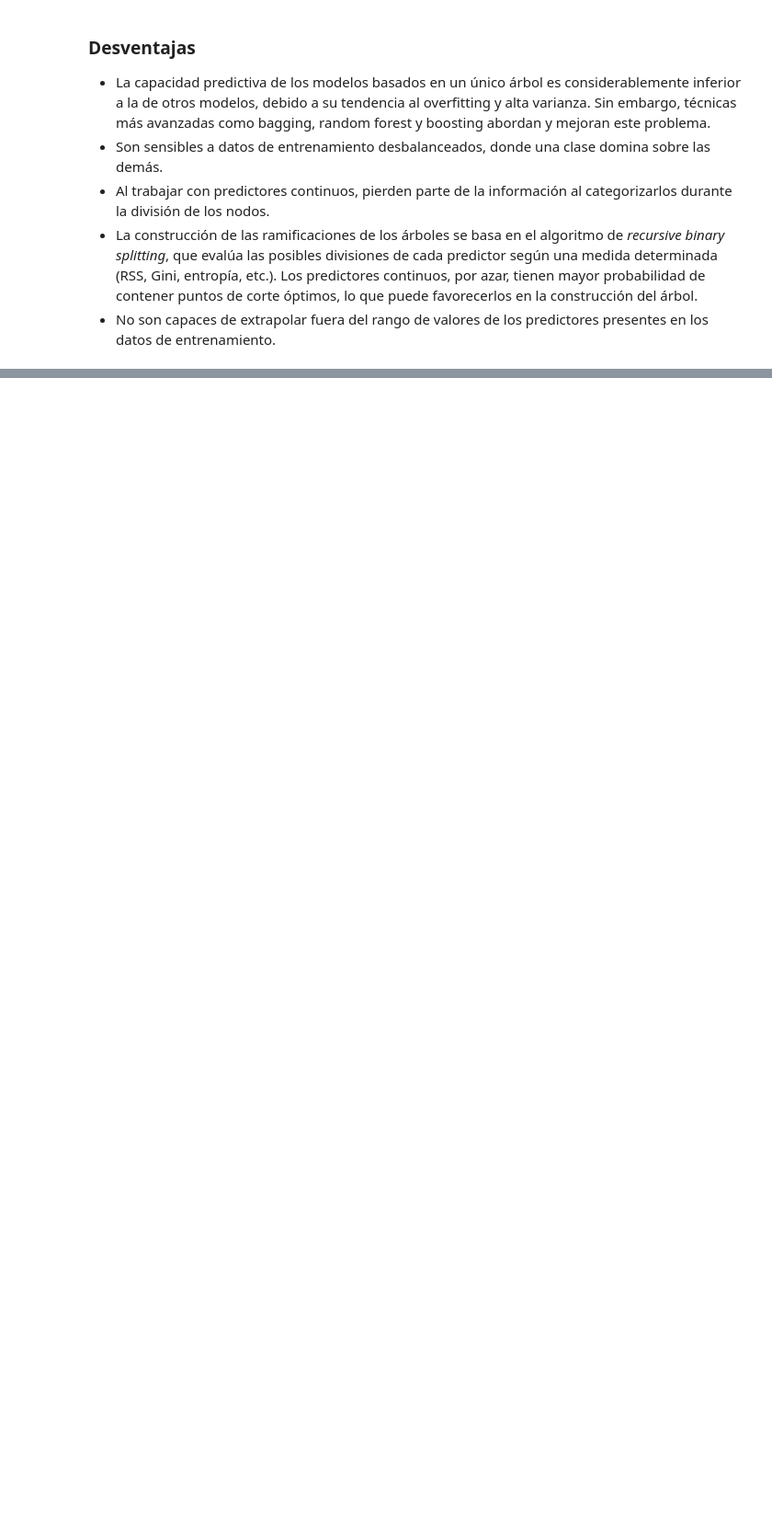
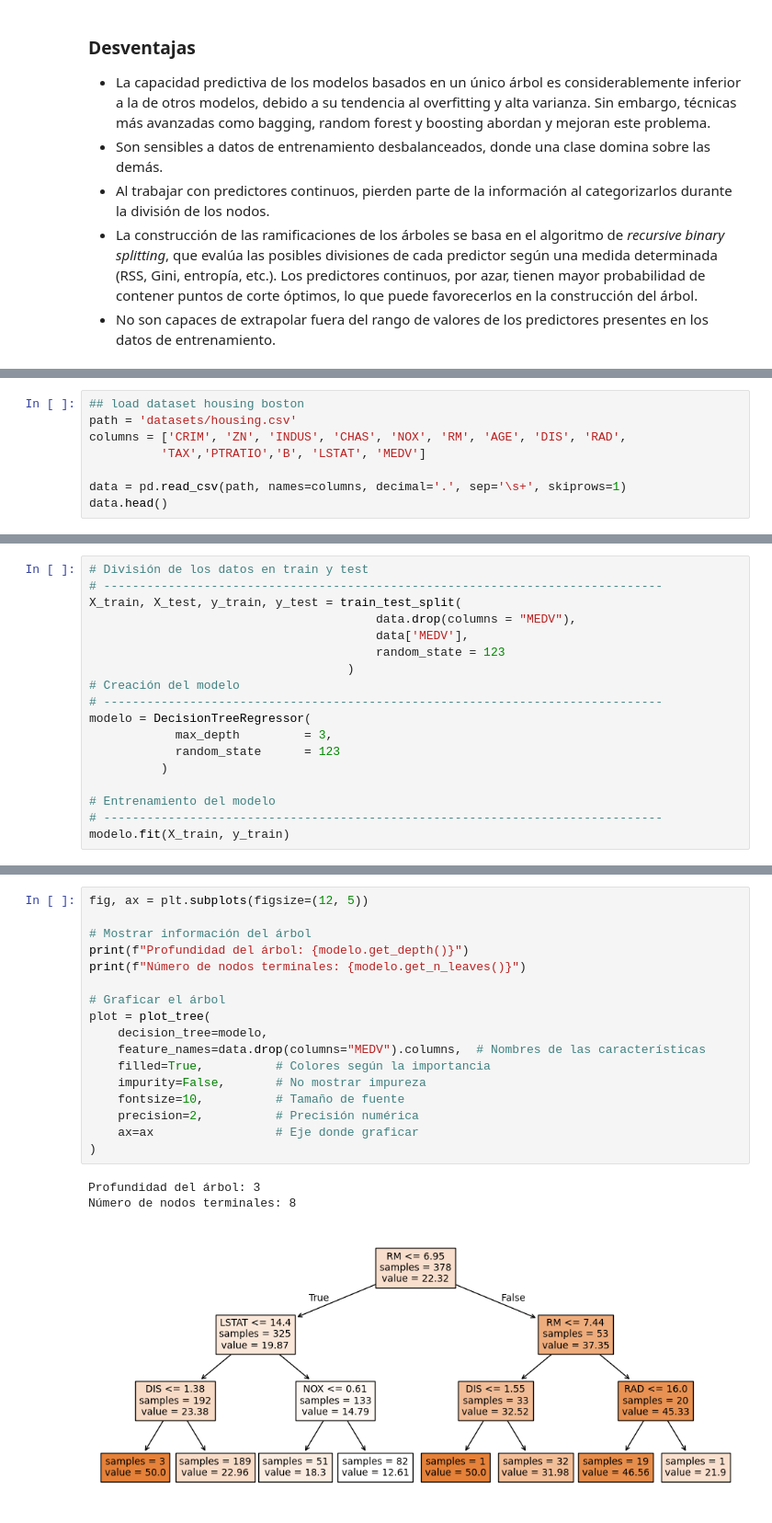
Before and after one commit to crixtiam/python-begginers, a Jupyter notebook: Semanas-clases/arboles-decision.ipynb, the cells around one changed output, grey strips where cells are left out. Shown at 92% size. Saved outputs shown, nothing was run; the diff lists cells and outputs as text; blank space fills up the shorter version.

Commit message:
update arboles de decision

```diff
--- a/Semanas-clases/arboles-decision.ipynb
+++ b/Semanas-clases/arboles-decision.ipynb
@@ -38,0 +137,8 @@ Gracias a su versatilidad y efectividad en diversos problemas, los métodos basa
+# %%
+## load dataset housing boston
+path = 'datasets/housing.csv'
+columns = ['CRIM', 'ZN', 'INDUS', 'CHAS', 'NOX', 'RM', 'AGE', 'DIS', 'RAD',
+          'TAX','PTRATIO','B', 'LSTAT', 'MEDV']
+
+data = pd.read_csv(path, names=columns, decimal='.', sep='\s+', skiprows=1)
+data.head()
@@ -38,0 +152,18 @@ Gracias a su versatilidad y efectividad en diversos problemas, los métodos basa
+# %%
+# División de los datos en train y test
+# ------------------------------------------------------------------------------
+X_train, X_test, y_train, y_test = train_test_split(
+                                        data.drop(columns = "MEDV"),
+                                        data['MEDV'],
+                                        random_state = 123
+                                    )
+# Creación del modelo
+# ------------------------------------------------------------------------------
+modelo = DecisionTreeRegressor(
+            max_depth         = 3,
+            random_state      = 123
+          )
+
+# Entrenamiento del modelo
+# ------------------------------------------------------------------------------
+modelo.fit(X_train, y_train)
@@ -38,0 +172,21 @@ Gracias a su versatilidad y efectividad en diversos problemas, los métodos basa
+# %%
+fig, ax = plt.subplots(figsize=(12, 5))
+
+# Mostrar información del árbol
+print(f"Profundidad del árbol: {modelo.get_depth()}")
+print(f"Número de nodos terminales: {modelo.get_n_leaves()}")
+
+# Graficar el árbol
+plot = plot_tree(
+    decision_tree=modelo,
+    feature_names=data.drop(columns="MEDV").columns,  # Nombres de las características
+    filled=True,          # Colores según la importancia
+    impurity=False,       # No mostrar impureza
+    fontsize=10,          # Tamaño de fuente
+    precision=2,          # Precisión numérica
+    ax=ax                 # Eje donde graficar
+)
+# %% [output]
+Profundidad del árbol: 3
+Número de nodos terminales: 8
+[figure, added]
```
Also changed, not shown: parts of 16 cells of this notebook, 3 other files.
